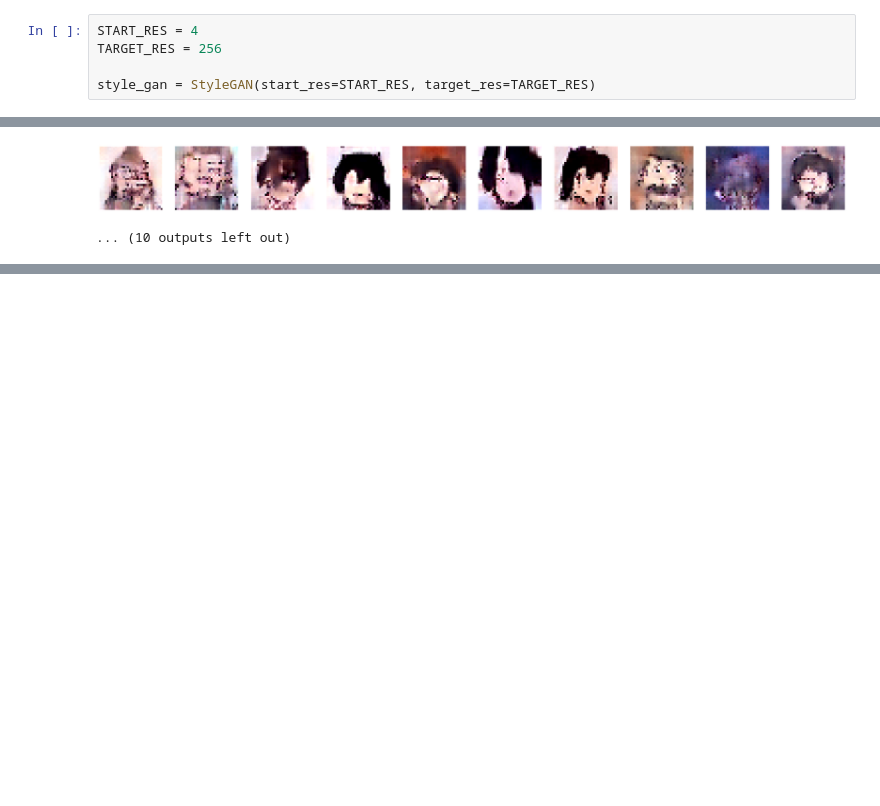
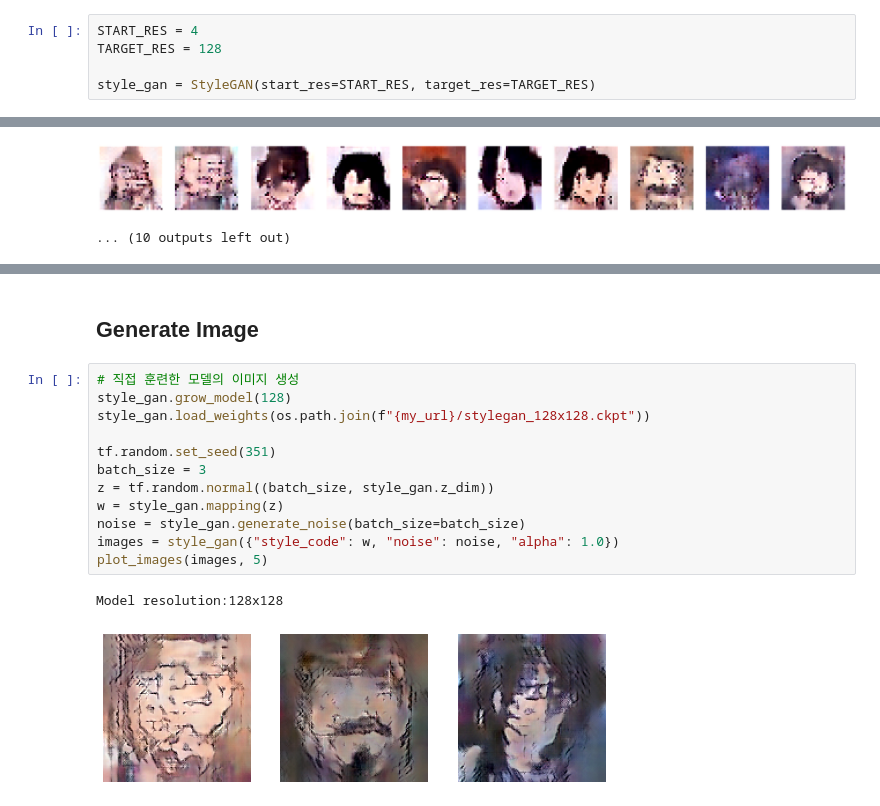
Before and after one commit to sympony/AI_Section4_Project, a Jupyter notebook: Webtoon_StyleGAN_model.ipynb, the cells around one changed output, grey strips where cells are left out. Drawn from its saved outputs; the diff is of its cells as text; blank space fills up the shorter version.

```diff
--- a/Webtoon_StyleGAN_model.ipynb
+++ b/Webtoon_StyleGAN_model.ipynb
@@ -612,7 +597,7 @@ class StyleGAN(tf.keras.Model):
         return images
 # %%
 START_RES = 4
-TARGET_RES = 256
+TARGET_RES = 128
 
 style_gan = StyleGAN(start_res=START_RES, target_res=TARGET_RES)
 # %%
@@ -816 +682,18 @@ TRANSITION
+# %% [markdown]
+## Generate Image
+# %%
+# 직접 훈련한 모델의 이미지 생성
+style_gan.grow_model(128)
+style_gan.load_weights(os.path.join(f"{my_url}/stylegan_128x128.ckpt"))
+
+tf.random.set_seed(351)
+batch_size = 3
+z = tf.random.normal((batch_size, style_gan.z_dim))
+w = style_gan.mapping(z)
+noise = style_gan.generate_noise(batch_size=batch_size)
+images = style_gan({"style_code": w, "noise": noise, "alpha": 1.0})
+plot_images(images, 5)
+# %% [output]
+Model resolution:128x128
+[figure, added]
 # %%
```
Also changed, not shown: parts of 16 cells of this notebook.
